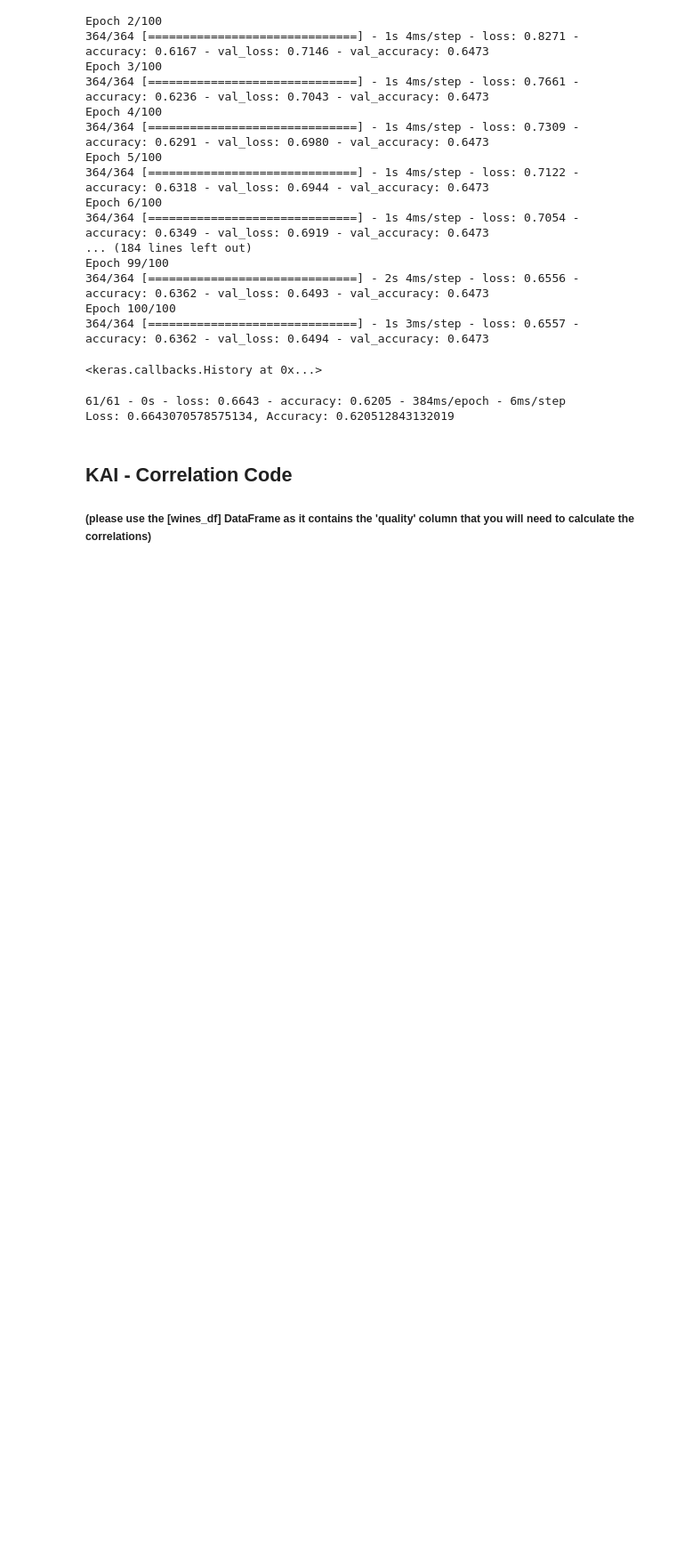
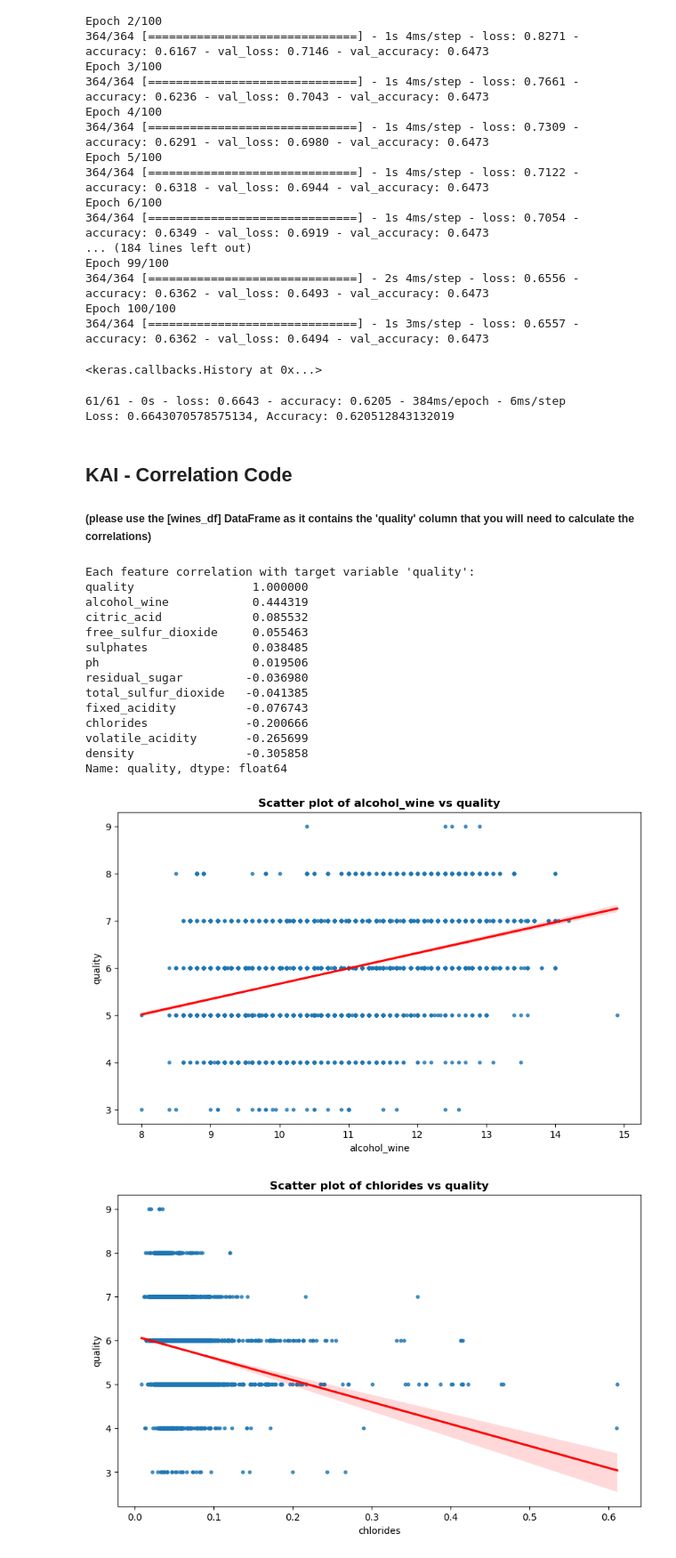
Before and after one commit to L-Tren/Project-4-Group-2, a Jupyter notebook: Code/2.ml_mode_code_wine.ipynb, the cells around one changed output. Shown at 89% size. Saved outputs shown, nothing was run; the diff lists cells and outputs as text; code cells hidden in the pictures; blank space fills up the shorter version.

Commit message:
Calculate correlation

```diff
--- a/Code/2.ml_mode_code_wine.ipynb
+++ b/Code/2.ml_mode_code_wine.ipynb
@@ -117,3 +117,48 @@ Loss: 0.6643070578575134, Accuracy: 0.620512843132019
 # %% [markdown]
 ## KAI - Correlation Code
 ##### (please use the [wines_df] DataFrame as it contains the 'quality' column that you will need to calculate the correlations)
+# %%
+# Import seaborn
+import seaborn as sns
+
+# Remove non-numeric columns
+wines_df_numeric = wines_df.drop(columns=['id', 'type', 'quality_categorisation'])
+
+# Calculate correlation between features and quality
+correlations = wines_df_numeric.corr()['quality'].sort_values(ascending=False)
+print("Each feature correlation with target variable 'quality':")
+print(correlations)
+
+# Plot scatter plot with red regression line
+def plot_regression(df, features, target):
+    for feature in features:
+        plt.figure(figsize=(10, 6))
+        sns.regplot(x=df[feature], y=df[target], scatter_kws={'s':10}, line_kws={'color': 'red'})
+
+        # Set title in bold
+        plt.title(f'Scatter plot of {feature} vs {target}', fontweight='bold')
+        plt.xlabel(feature)
+        plt.ylabel(target)
+
+        plt.show()
+
+# Plot scatter plots with red regression lines
+features = wines_df_numeric.columns.difference(['quality'])
+plot_regression(wines_df_numeric, features, 'quality')
+# %% [output]
+Each feature correlation with target variable 'quality':
+quality                 1.000000
+alcohol_wine            0.444319
+citric_acid             0.085532
+free_sulfur_dioxide     0.055463
+sulphates               0.038485
+ph                      0.019506
+residual_sugar         -0.036980
+total_sulfur_dioxide   -0.041385
+fixed_acidity          -0.076743
+chlorides              -0.200666
+volatile_acidity       -0.265699
+density                -0.305858
+Name: quality, dtype: float64
+[figure, added]
+[figure, added]
```
Also changed, not shown: parts of 1 cell of this notebook.
